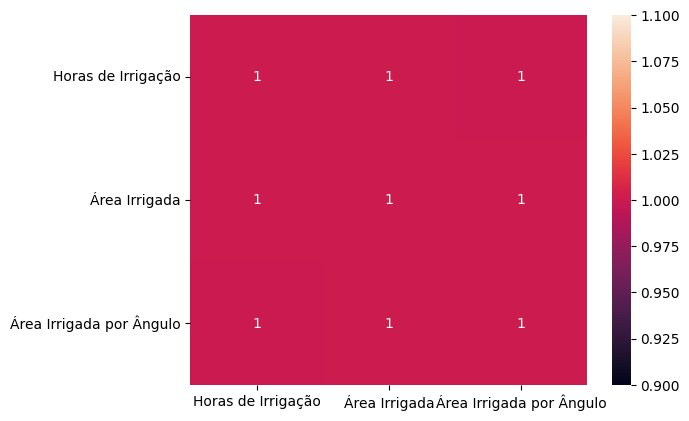
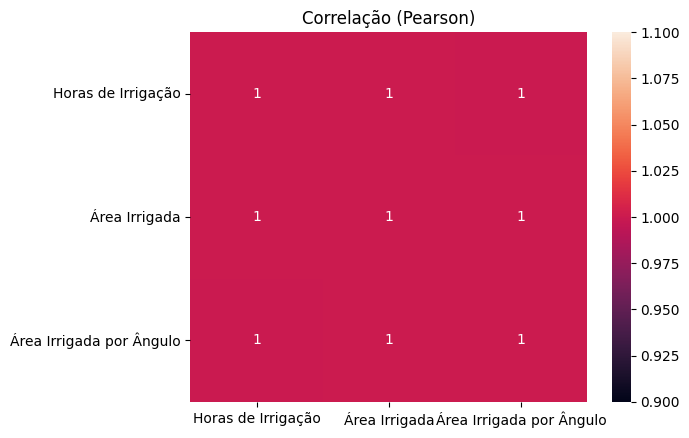
Code edit (unified diff) that turned the first committed figure into the second:
--- before
+++ after
@@ -1,2 +1,3 @@
 # Verificar Correlação - Pearson
 sns.heatmap(df_irrigacao.corr('pearson'), annot = True);
+plt.title('Correlação (Pearson)');

Commit: fix: alguns ajustes finais